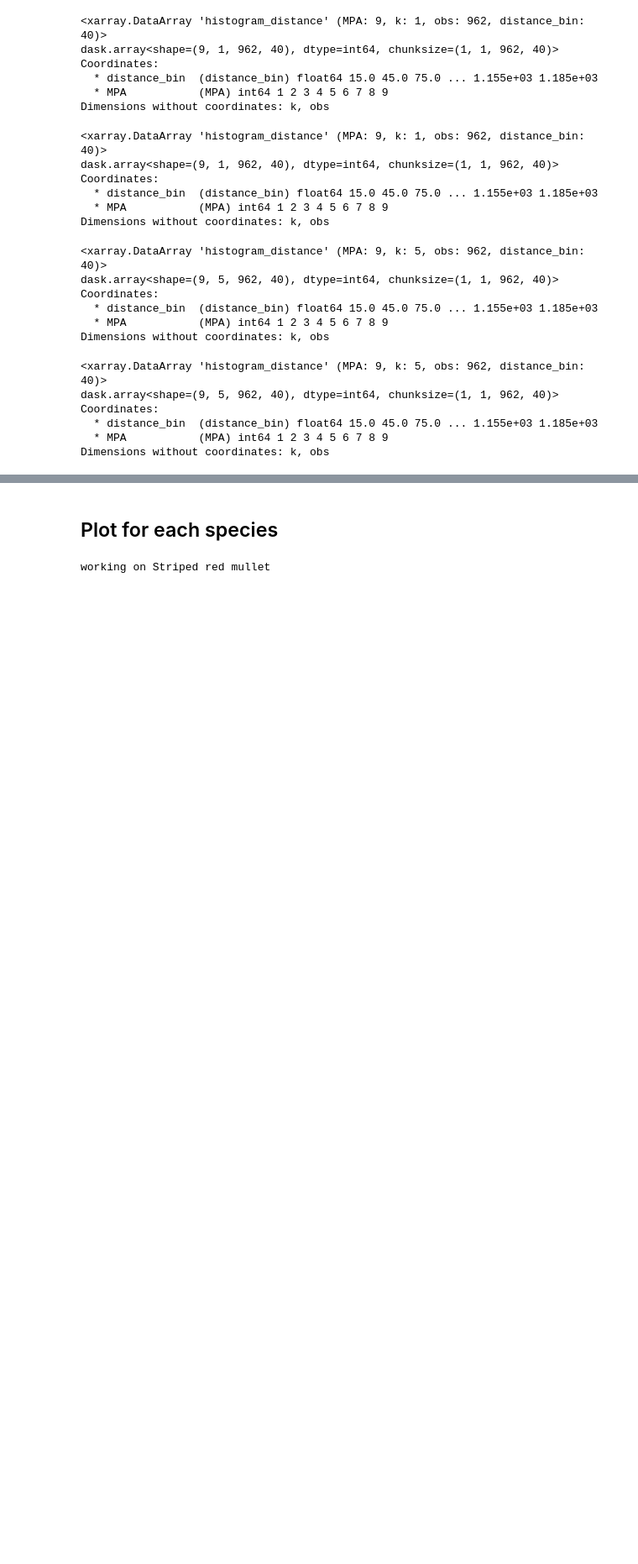
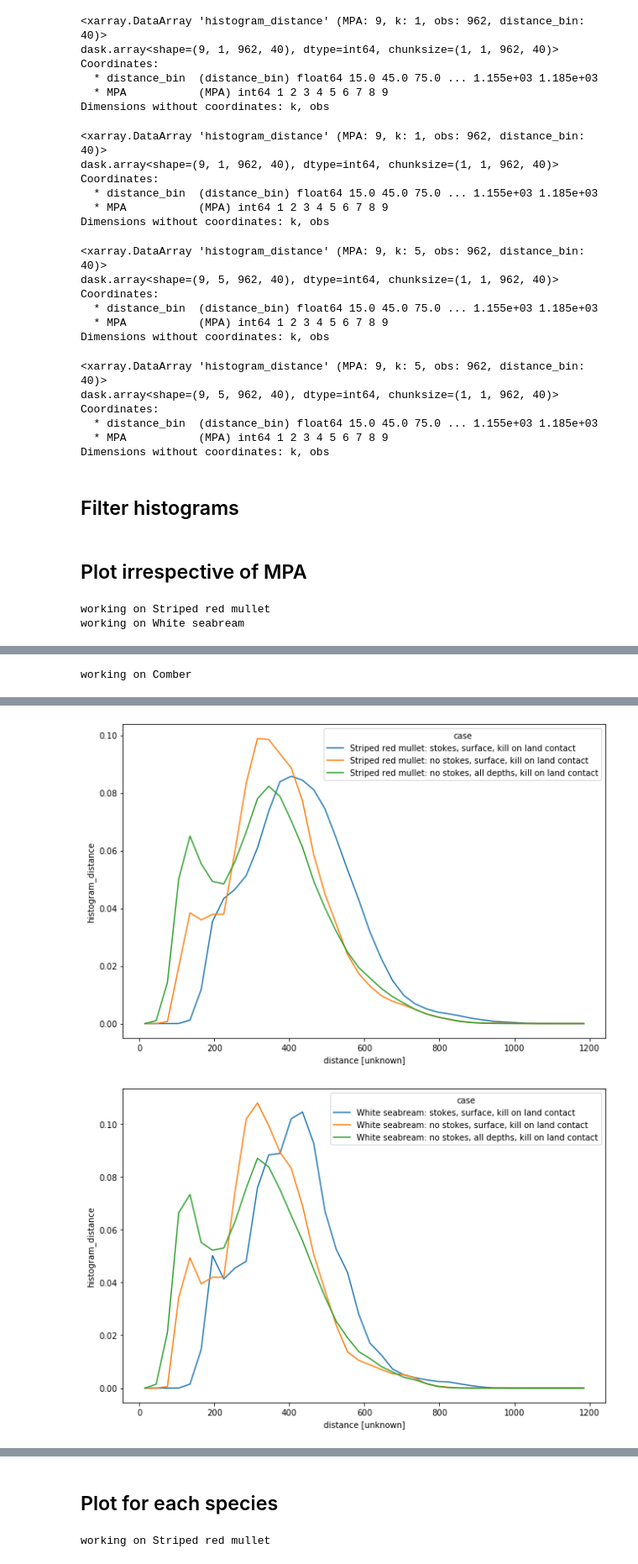
Before and after one commit to willirath/medseaconnectivity, a Jupyter notebook: notebooks/03_Distance_travelled_with_settling_period.ipynb, the cells around one changed output, grey strips where cells are left out. Shown at 84% size. Drawn from its saved outputs; the diff is of its cells as text; code cells hidden in the pictures; blank space fills up the shorter version.

Commit message:
Finalize histograms before meeting

```diff
--- a/notebooks/03_Distance_travelled_with_settling_period.ipynb
+++ b/notebooks/03_Distance_travelled_with_settling_period.ipynb
@@ -327,3 +327,55 @@ Coordinates:
   * distance_bin  (distance_bin) float64 15.0 45.0 75.0 ... 1.155e+03 1.185e+03
   * MPA           (MPA) int64 1 2 3 4 5 6 7 8 9
 Dimensions without coordinates: k, obs
+# %% [markdown]
+## Filter histograms
+# %%
+def restrict_hist(hist, k=None, current_species=None, sum_mpa=False):
+
+    hist = hist.isel(k=k)  # z_levels
+    if type(k) is not int:
+        hist = hist.sum("k")
+
+    hist = hist.sel(  # restrict to settling period
+        obs=slice(
+            24 * species[current_species]["settling_start_days"],
+            24 * species[current_species]["settling_end_days"]
+        )
+    )
+    hist = hist.sum("obs")  # sum over time
+
+    if sum_mpa:
+        hist = hist.sum("MPA")
+
+    hist = hist.squeeze()  # make sure no degenerate dims left
+
+    hist /= hist.sum("distance_bin")  # normalize to area 1
+
+    return hist
+# %% [markdown]
+## Plot irrespective of MPA
+# %%
+for current_species in species.keys():
+    print(f"working on {current_species}")
+    temp_hist = xr.concat(
+        [
+            restrict_hist(hist_stokes_no_land_contact, k=0, current_species=current_species, sum_mpa=True),
+            restrict_hist(hist_nostokes_no_land_contact, k=0, current_species=current_species, sum_mpa=True),
+            restrict_hist(hist_nostokes_no_land_contact, k=range(1, 5), current_species=current_species, sum_mpa=True)
+
+        ], dim="case"
+    )
+
+    temp_hist.coords["case"] = [
+        f"{current_species}: stokes, surface, kill on land contact",
+        f"{current_species}: no stokes, surface, kill on land contact",
+        f"{current_species}: no stokes, all depths, kill on land contact"]
+
+    temp_hist.compute(retries=40).plot(
+        x="distance_bin",
+        hue="case",
+        size=7
+    );
+# %% [output]
+working on Striped red mullet
+working on White seabream
@@ -329,0 +386 @@ Dimensions without coordinates: k, obs
+working on Comber
@@ -329,0 +404,2 @@ Dimensions without coordinates: k, obs
+[figure, added]
+[figure, added]
```
Also changed, not shown: parts of 11 cells of this notebook.
